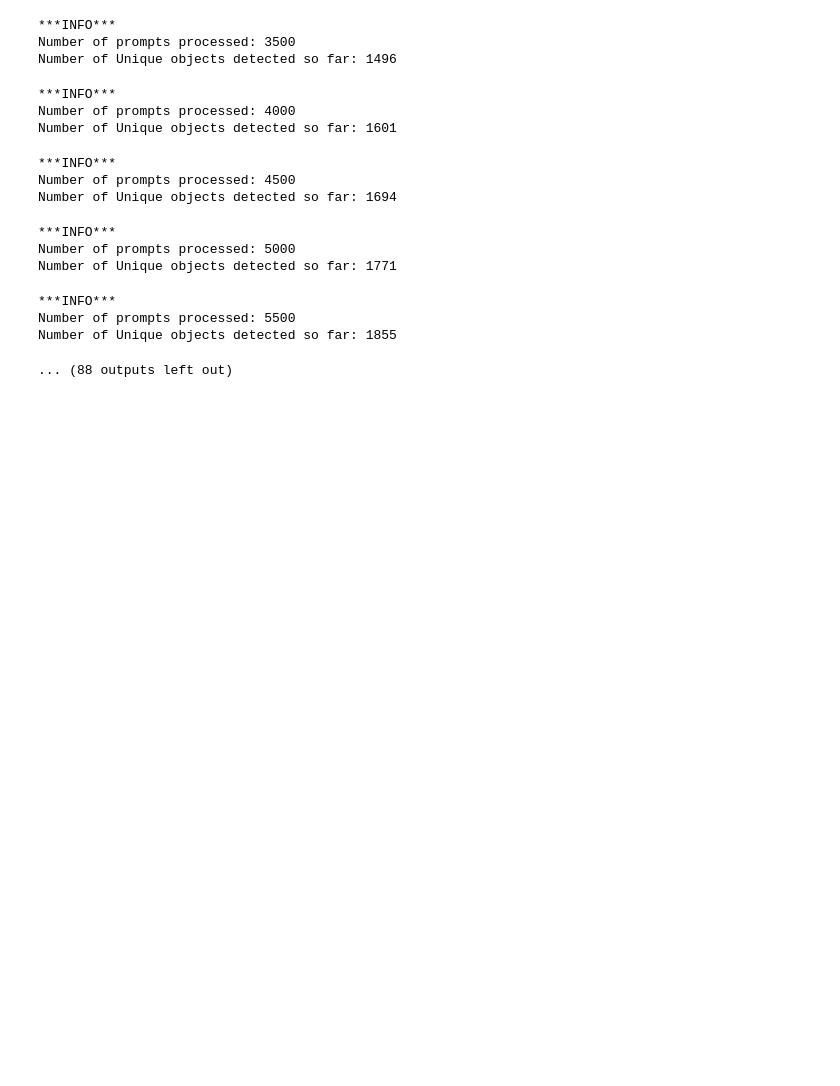
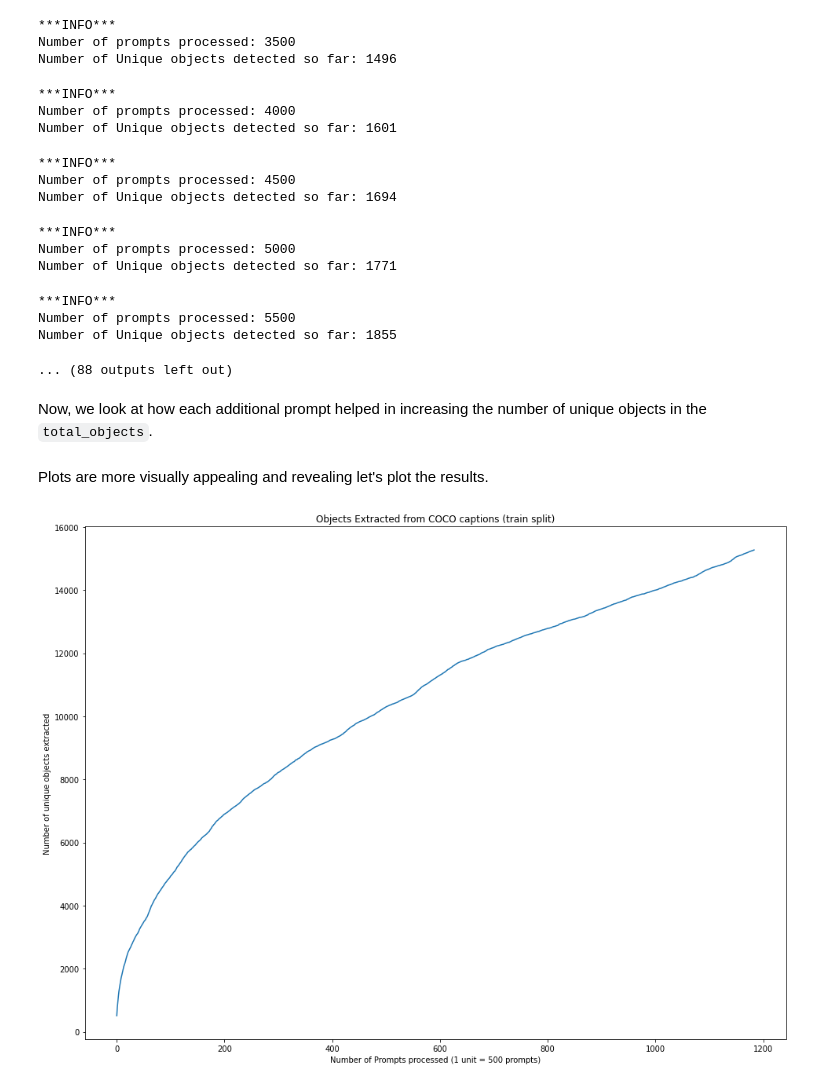
Before and after one commit to RishiDarkDevil/Text-Based-Object-Discovery, a Jupyter notebook: Caption-Processing/COCO_Caption_Objects.ipynb, the cells around one changed output. Cells and saved outputs as stored; diff of their text form; code cells hidden in the pictures; blank space fills up the shorter version.

Commit message:
Plot Object discovery results and finish finding for COCO dataset

```diff
--- a/Caption-Processing/COCO_Caption_Objects.ipynb
+++ b/Caption-Processing/COCO_Caption_Objects.ipynb
@@ -384,3 +390,24 @@ except KeyboardInterrupt:
     outfile.write(json.dumps({'objects': list(total_objects), 'num_objects': num_objects_detected}, indent=4))
 # %%
 print(total_objects)
+# %% [markdown]
+Now, we look at how each additional prompt helped in increasing the number of unique objects in the `total_objects`.
+# %%
+# Load the objects set for train set
+with open(os.path.join(PATH, 'Caption-Processing/train-objects.json')) as json_file:
+  train_objects_file = json.load(json_file)
+
+# Load the objects set for val set
+with open(os.path.join(PATH, 'Caption-Processing/val-objects.json')) as json_file:
+  val_objects_file = json.load(json_file)
+# %% [markdown]
+Plots are more visually appealing and revealing let's plot the results.
+# %%
+plt.figure(figsize=(16,12))
+plt.plot(train_objects_file['num_objects'])
+plt.xlabel(f'Number of Prompts processed (1 unit = {NUM_PROMPTS_INFO_DISPLAY} prompts)')
+plt.ylabel('Number of unique objects extracted')
+plt.title('Objects Extracted from COCO captions (train split)')
+plt.show()
+# %% [output]
+[figure, added]
```
Also changed, not shown: parts of 4 cells of this notebook.
